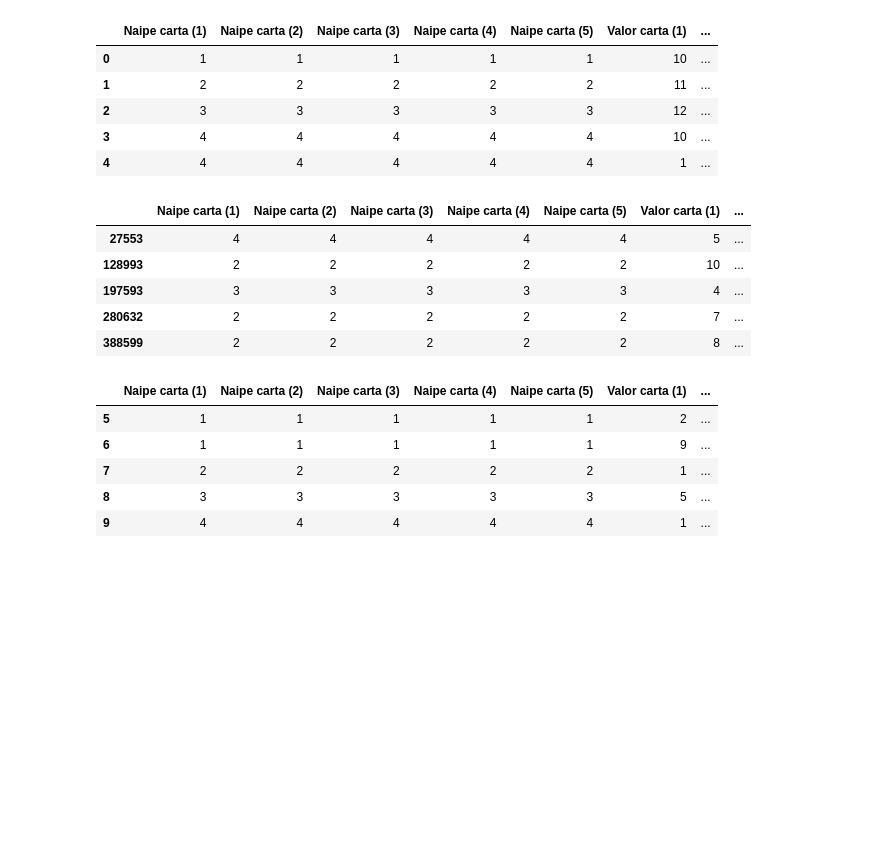
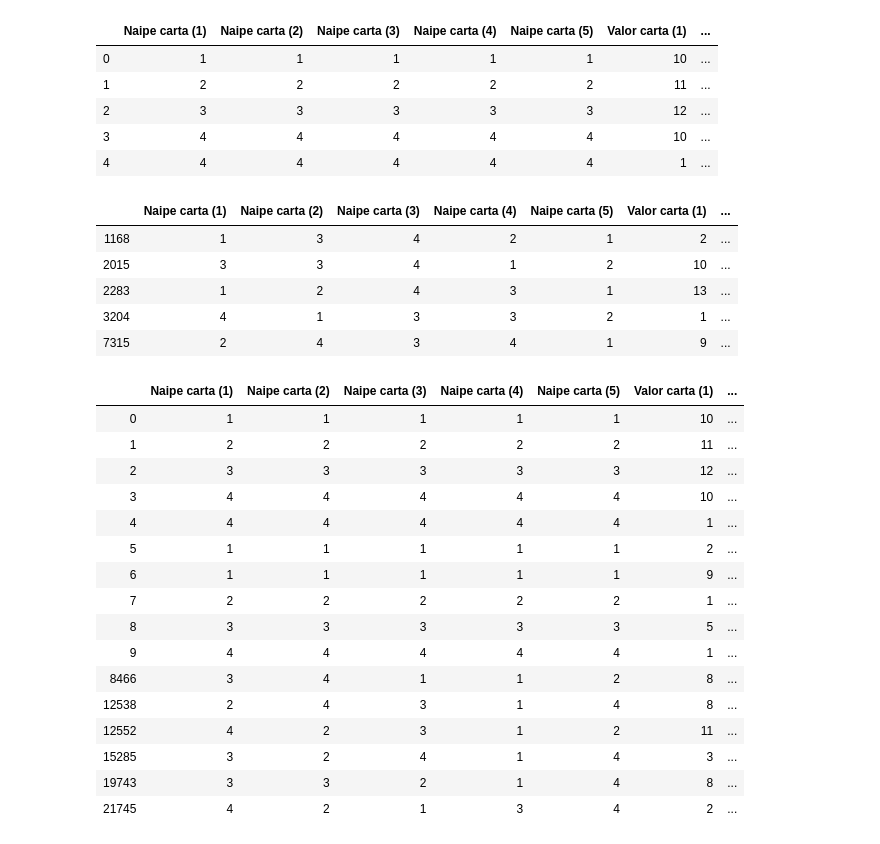
Before and after one commit to gtkacz/projeto2_cdados, a Jupyter notebook: Projeto_2.ipynb, the cells around one changed output. Saved outputs shown, nothing was run; the diff lists cells and outputs as text; code cells hidden in the pictures; blank space fills up the shorter version.

```diff
--- a/Projeto_2.ipynb
+++ b/Projeto_2.ipynb
@@ -213,25 +216,36 @@ teste_ordem.head()
 | 3 | 4 | 4 | 4 | 4 | 4 | 10 | ... |
 | 4 | 4 | 4 | 4 | 4 | 4 | 1 | ... |
 # %%
-treino_t8 = treino_ordem.loc[treino_ordem['Mão'] == 'Straight Flush']
+treino_t8 = treino_ordem.loc[(treino_ordem['Mão'] == 'Straight Flush')|(treino_ordem['Mão'] == 'Royal Straight Flush')|(treino_ordem['Mão'] == 'Quadra')]
 treino_t8.head()
 # %% [output]
 |  | Naipe carta (1) | Naipe carta (2) | Naipe carta (3) | Naipe carta (4) | Naipe carta (5) | Valor carta (1) | ... |
-| 27553 | 4 | 4 | 4 | 4 | 4 | 5 | ... |
-| 128993 | 2 | 2 | 2 | 2 | 2 | 10 | ... |
-| 197593 | 3 | 3 | 3 | 3 | 3 | 4 | ... |
-| 280632 | 2 | 2 | 2 | 2 | 2 | 7 | ... |
-| 388599 | 2 | 2 | 2 | 2 | 2 | 8 | ... |
+| 1168 | 1 | 3 | 4 | 2 | 1 | 2 | ... |
+| 2015 | 3 | 3 | 4 | 1 | 2 | 10 | ... |
+| 2283 | 1 | 2 | 4 | 3 | 1 | 13 | ... |
+| 3204 | 4 | 1 | 3 | 3 | 2 | 1 | ... |
+| 7315 | 2 | 4 | 3 | 4 | 1 | 9 | ... |
 # %%
-teste_t8 = teste_ordem.loc[teste_ordem['Mão'] == 'Straight Flush']
-teste_t8.head()
+teste_t8 = teste_ordem.loc[(teste_ordem['Mão'] == 'Straight Flush')|(teste_ordem['Mão'] == 'Royal Straight Flush')|(teste_ordem['Mão'] == 'Quadra')]
+teste_t8.head(50)
 # %% [output]
 |  | Naipe carta (1) | Naipe carta (2) | Naipe carta (3) | Naipe carta (4) | Naipe carta (5) | Valor carta (1) | ... |
+| 0 | 1 | 1 | 1 | 1 | 1 | 10 | ... |
+| 1 | 2 | 2 | 2 | 2 | 2 | 11 | ... |
+| 2 | 3 | 3 | 3 | 3 | 3 | 12 | ... |
+| 3 | 4 | 4 | 4 | 4 | 4 | 10 | ... |
+| 4 | 4 | 4 | 4 | 4 | 4 | 1 | ... |
 | 5 | 1 | 1 | 1 | 1 | 1 | 2 | ... |
 | 6 | 1 | 1 | 1 | 1 | 1 | 9 | ... |
 | 7 | 2 | 2 | 2 | 2 | 2 | 1 | ... |
 | 8 | 3 | 3 | 3 | 3 | 3 | 5 | ... |
 | 9 | 4 | 4 | 4 | 4 | 4 | 1 | ... |
+| 8466 | 3 | 4 | 1 | 1 | 2 | 8 | ... |
+| 12538 | 2 | 4 | 3 | 1 | 4 | 8 | ... |
+| 12552 | 4 | 2 | 3 | 1 | 2 | 11 | ... |
+| 15285 | 3 | 2 | 4 | 1 | 4 | 3 | ... |
+| 19743 | 3 | 3 | 2 | 1 | 4 | 8 | ... |
+| 21745 | 4 | 2 | 1 | 3 | 4 | 2 | ... |
 # %%
 treino_t8_y=treino_t8['Mão'] #aplicando a regression tree
 teste_t8_y=teste_t8['Mão']
```
Also changed, not shown: parts of 12 cells of this notebook, 3 other files.
